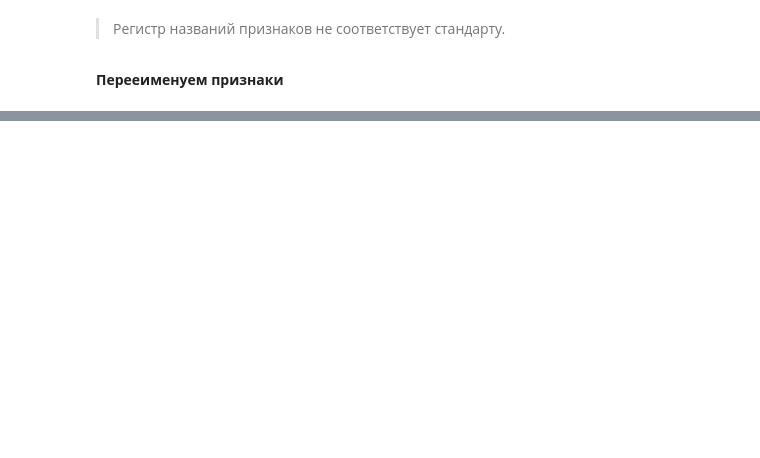
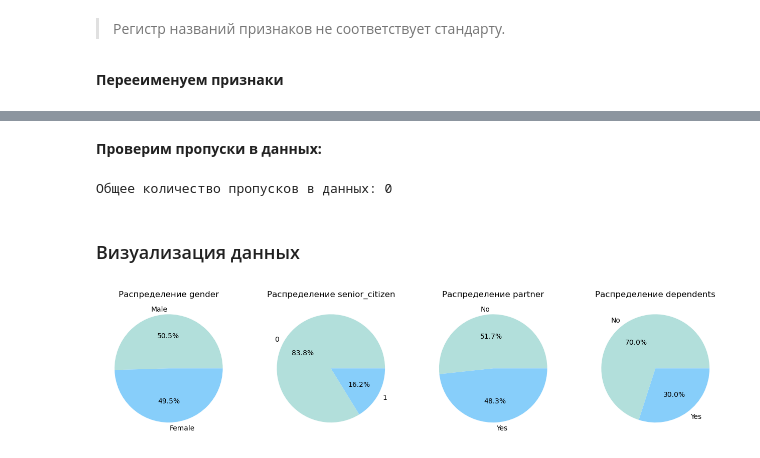
Before and after one commit to Denis-Mukhanov/client-churn-prediction, a Jupyter notebook: client_churn_prediction.ipynb, the cells around one changed output, grey strips where cells are left out. Saved outputs shown, nothing was run; the diff lists cells and outputs as text; code cells hidden in the pictures; blank space fills up the shorter version.

```diff
--- a/client_churn_prediction.ipynb
+++ b/client_churn_prediction.ipynb
@@ -316,0 +302,9 @@ df
+# %%
+contract_df = contract_df.rename(columns=new_column_names).copy()
+display(contract_df.head(1))
+personal_df = personal_df.rename(columns=new_column_names).copy()
+display(personal_df.head(1))
+internet_df = internet_df.rename(columns=new_column_names).copy()
+display(internet_df.head(1))
+phone_df = phone_df.rename(columns=new_column_names).copy()
+display(phone_df.head(1))
@@ -316,0 +598,24 @@ df
+# %% [markdown]
+__Проверим пропуски в данных:__
+# %%
+print(f'Общее количество пропусков в данных: {sum(personal_df.isna().sum())}')
+# %% [output]
+Общее количество пропусков в данных: 0
+# %% [markdown]
+### Визуализация данных
+# %%
+binary_features = ['gender', 'senior_citizen', 'partner', 'dependents']
+# палитра
+pastel_colors = ['#B2DFDB', 'lightskyblue']
+
+plt.figure(figsize=(16, 4))
+
+# визуализация
+for i, feature in enumerate(binary_features):
+    plt.subplot(1, 4, i + 1)
+    plt.title(f'Распределение {feature}')
+
+    personal_df[feature].value_counts().plot(kind='pie', autopct='%1.1f%%', colors=pastel_colors)
+    plt.ylabel('')
+# %% [output]
+[figure, added]
```
Also changed, not shown: parts of 65 cells of this notebook.
